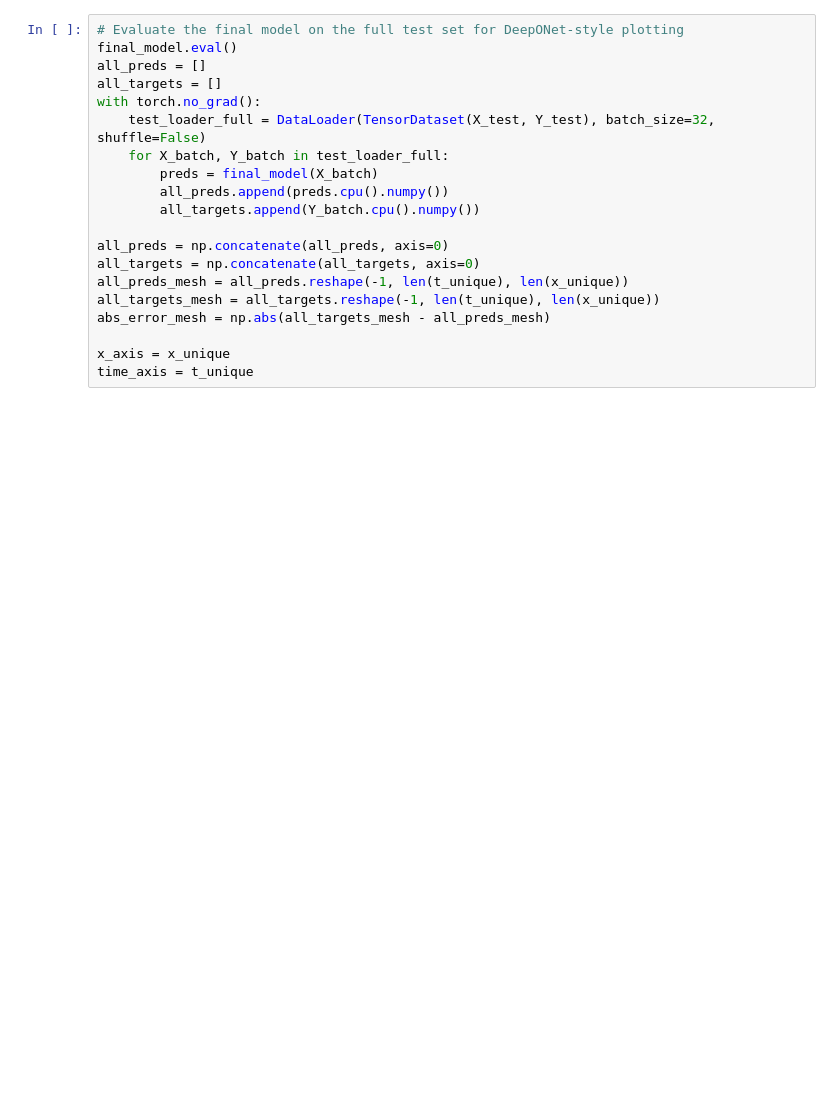
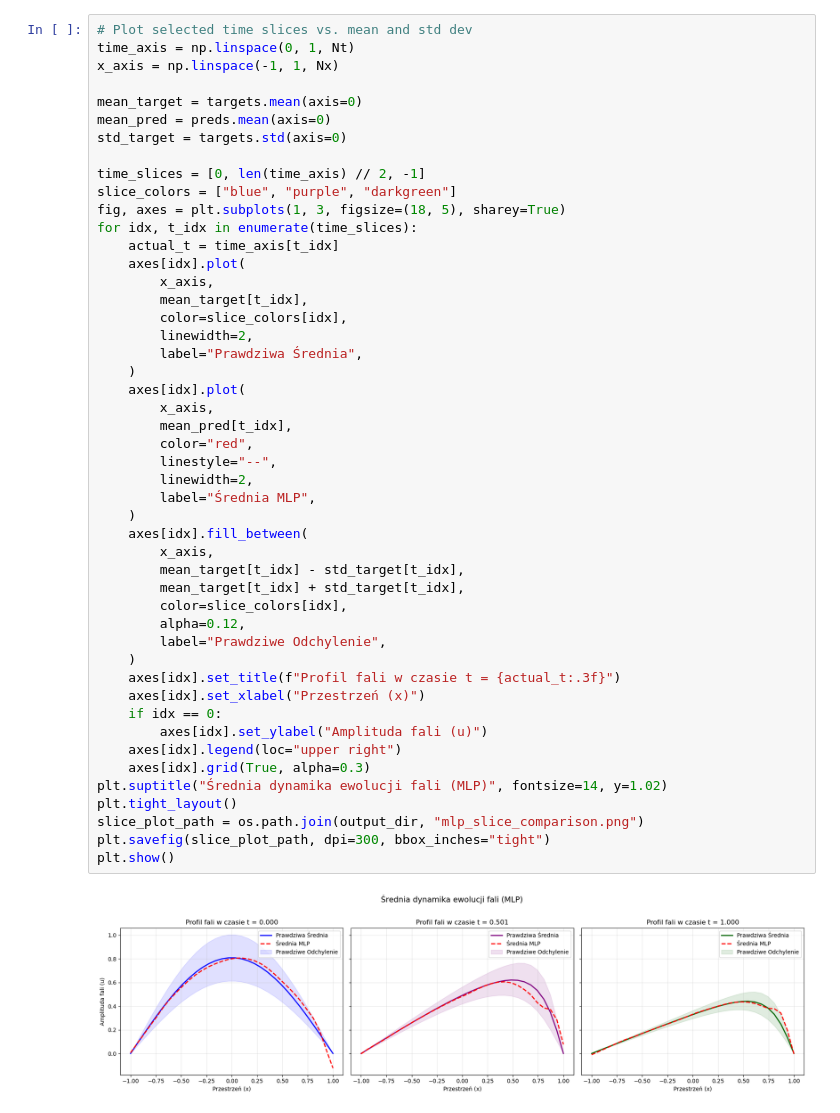
Before and after one commit to AntekBall/Approximating-Differential-Equation-Solution-Operators-with-Neural-Operators, a Jupyter notebook: Models/MLP_Burgers.ipynb, the cells around one changed output. Drawn from its saved outputs; the diff is of its cells as text; blank space fills up the shorter version.

```diff
--- a/Models/MLP_Burgers.ipynb
+++ b/Models/MLP_Burgers.ipynb
@@ -204,21 +325,51 @@ plt.show()
-# %%
-# Evaluate the final model on the full test set for DeepONet-style plotting
-final_model.eval()
-all_preds = []
-all_targets = []
-with torch.no_grad():
-    test_loader_full = DataLoader(TensorDataset(X_test, Y_test), batch_size=32, shuffle=False)
-    for X_batch, Y_batch in test_loader_full:
-        preds = final_model(X_batch)
-        all_preds.append(preds.cpu().numpy())
-        all_targets.append(Y_batch.cpu().numpy())
-
-all_preds = np.concatenate(all_preds, axis=0)
-all_targets = np.concatenate(all_targets, axis=0)
-all_preds_mesh = all_preds.reshape(-1, len(t_unique), len(x_unique))
-all_targets_mesh = all_targets.reshape(-1, len(t_unique), len(x_unique))
-abs_error_mesh = np.abs(all_targets_mesh - all_preds_mesh)
-
-x_axis = x_unique
-time_axis = t_unique
+# %%
+# Plot selected time slices vs. mean and std dev
+time_axis = np.linspace(0, 1, Nt)
+x_axis = np.linspace(-1, 1, Nx)
+
+mean_target = targets.mean(axis=0)
+mean_pred = preds.mean(axis=0)
+std_target = targets.std(axis=0)
+
+time_slices = [0, len(time_axis) // 2, -1]
+slice_colors = ["blue", "purple", "darkgreen"]
+fig, axes = plt.subplots(1, 3, figsize=(18, 5), sharey=True)
+for idx, t_idx in enumerate(time_slices):
+    actual_t = time_axis[t_idx]
+    axes[idx].plot(
+        x_axis,
+        mean_target[t_idx],
+        color=slice_colors[idx],
+        linewidth=2,
+        label="Prawdziwa Średnia",
+    )
+    axes[idx].plot(
+        x_axis,
+        mean_pred[t_idx],
+        color="red",
+        linestyle="--",
+        linewidth=2,
+        label="Średnia MLP",
+    )
+    axes[idx].fill_between(
+        x_axis,
+        mean_target[t_idx] - std_target[t_idx],
+        mean_target[t_idx] + std_target[t_idx],
+        color=slice_colors[idx],
+        alpha=0.12,
+        label="Prawdziwe Odchylenie",
+    )
+    axes[idx].set_title(f"Profil fali w czasie t = {actual_t:.3f}")
+    axes[idx].set_xlabel("Przestrzeń (x)")
+    if idx == 0:
+        axes[idx].set_ylabel("Amplituda fali (u)")
+    axes[idx].legend(loc="upper right")
+    axes[idx].grid(True, alpha=0.3)
+plt.suptitle("Średnia dynamika ewolucji fali (MLP)", fontsize=14, y=1.02)
+plt.tight_layout()
+slice_plot_path = os.path.join(output_dir, "mlp_slice_comparison.png")
+plt.savefig(slice_plot_path, dpi=300, bbox_inches="tight")
+plt.show()
+# %% [output]
+[figure, added]
 # %%
```
Also changed, not shown: parts of 22 cells of this notebook, 16 other files.
